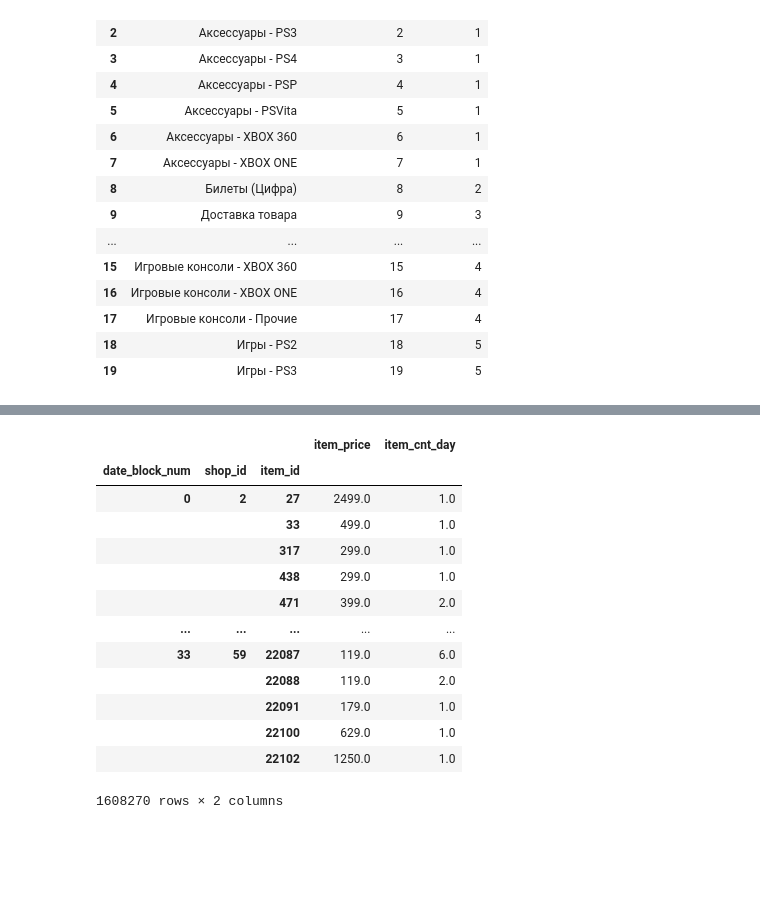
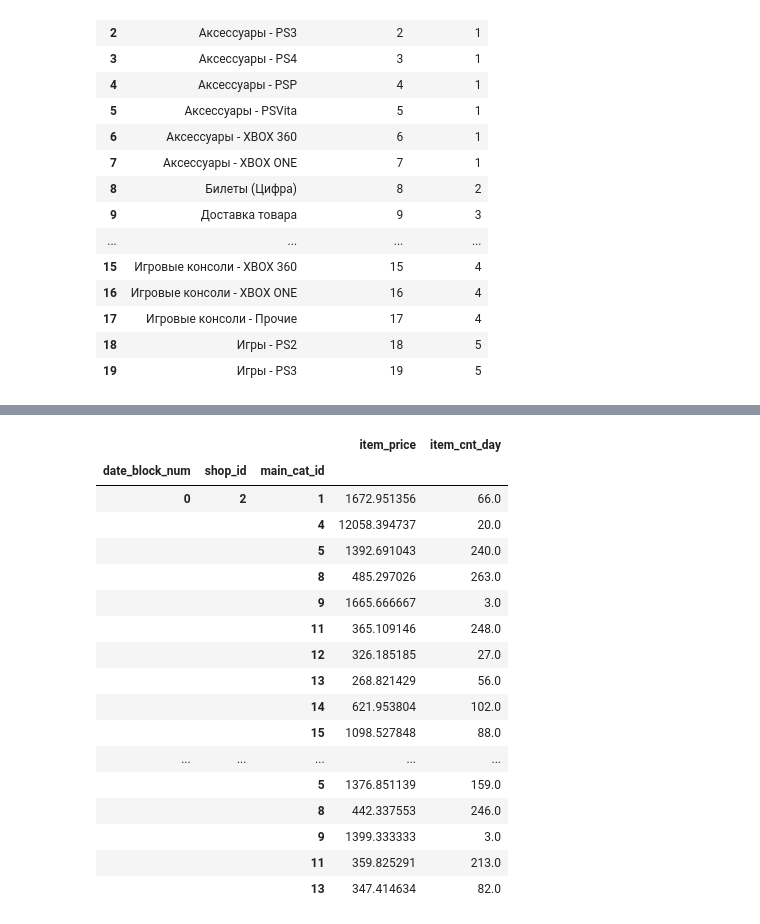
Before and after one commit to Jenny-Jo/-_sales_price, a Jupyter notebook: predict_future_sales/Predict Future Sales.ipynb, the cells around one changed output, grey strips where cells are left out. Saved outputs shown, nothing was run; the diff lists cells and outputs as text; code cells hidden in the pictures; blank space fills up the shorter version.

```diff
--- a/predict_future_sales/Predict Future Sales.ipynb
+++ b/predict_future_sales/Predict Future Sales.ipynb
@@ -105 +186,25 @@ cats[0:20]
+# %%
+monthly_sales2=train.groupby(["date_block_num","shop_id","main_cat_id",])[
+    "item_price","item_cnt_day"].agg({"item_price":"mean","item_cnt_day":"sum"})
+# %%
+monthly_sales2.head(20)
+# %% [output]
+|  |  |  | item_price | item_cnt_day |
+| date_block_num | shop_id | main_cat_id |  |  |
+| 0 | 2 | 1 | 1672.951356 | 66.0 |
+|  |  | 4 | 12058.394737 | 20.0 |
+|  |  | 5 | 1392.691043 | 240.0 |
+|  |  | 8 | 485.297026 | 263.0 |
+|  |  | 9 | 1665.666667 | 3.0 |
+|  |  | 11 | 365.109146 | 248.0 |
+|  |  | 12 | 326.185185 | 27.0 |
+|  |  | 13 | 268.821429 | 56.0 |
+|  |  | 14 | 621.953804 | 102.0 |
+|  |  | 15 | 1098.527848 | 88.0 |
+| ... | ... | ... | ... | ... |
+|  |  | 5 | 1376.851139 | 159.0 |
+|  |  | 8 | 442.337553 | 246.0 |
+|  |  | 9 | 1399.333333 | 3.0 |
+|  |  | 11 | 359.825291 | 213.0 |
+|  |  | 13 | 347.414634 | 82.0 |
 # %%
@@ -107,18 +212 @@ monthly_sales=train.groupby(["date_block_num","shop_id","item_id"])[
     "item_price","item_cnt_day"].agg({"item_price":"mean","item_cnt_day":"sum"})
-# %%
-monthly_sales
-# %% [output]
-|  |  |  | item_price | item_cnt_day |
-| date_block_num | shop_id | item_id |  |  |
-| 0 | 2 | 27 | 2499.0 | 1.0 |
-|  |  | 33 | 499.0 | 1.0 |
-|  |  | 317 | 299.0 | 1.0 |
-|  |  | 438 | 299.0 | 1.0 |
-|  |  | 471 | 399.0 | 2.0 |
-| ... | ... | ... | ... | ... |
-| 33 | 59 | 22087 | 119.0 | 6.0 |
-|  |  | 22088 | 119.0 | 2.0 |
-|  |  | 22091 | 179.0 | 1.0 |
-|  |  | 22100 | 629.0 | 1.0 |
-|  |  | 22102 | 1250.0 | 1.0 |
-1608270 rows × 2 columns
```
Also changed, not shown: parts of 23 cells of this notebook.
